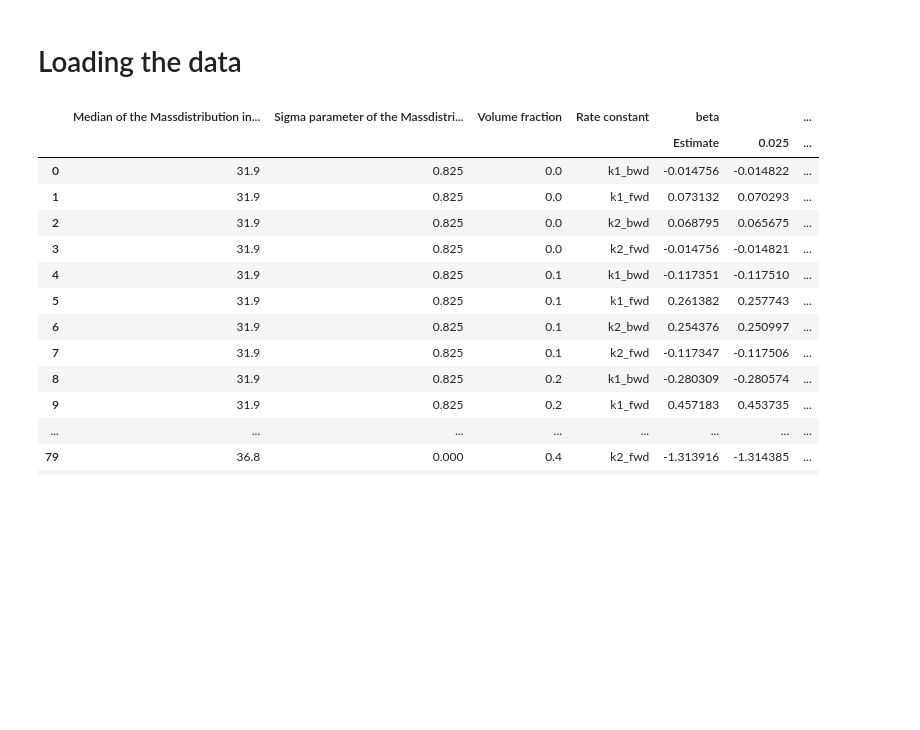
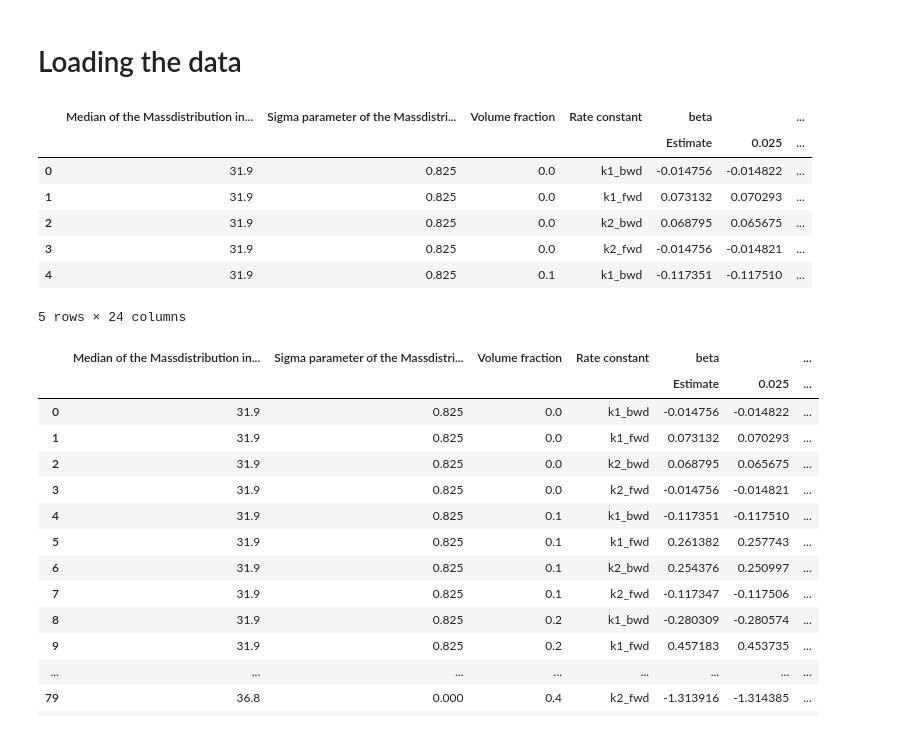
Before and after one commit to WilliamCappelletti/ML_CS433_project2, a Jupyter notebook: src/exploration.ipynb, the cells around one changed output. Drawn from its saved outputs; the diff is of its cells as text; code cells hidden in the pictures; blank space fills up the shorter version.

```diff
--- a/src/exploration.ipynb
+++ b/src/exploration.ipynb
@@ -25,4 +27,4 @@ import marie
 # %%
 file = "../Data/result_full_factorial_pgm.csv"
 # %%
-data = charles.Data_prep_replication(file)
+data = run_reproduction.Data_prep_replication(file)
@@ -29,3 +33,16 @@ data = charles.Data_prep_replication(file)
+# %%
+results = run_reproduction.regression_results(data)
+# %%
+results.head()
+# %% [output]
+|  | Median of the Massdistribution in... | Sigma parameter of the Massdistri... | Volume fraction | Rate constant | beta |  | ... |
+|  |  |  |  |  | Estimate | 0.025 | ... |
+| 0 | 31.9 | 0.825 | 0.0 | k1_bwd | -0.014756 | -0.014822 | ... |
+| 1 | 31.9 | 0.825 | 0.0 | k1_fwd | 0.073132 | 0.070293 | ... |
+| 2 | 31.9 | 0.825 | 0.0 | k2_bwd | 0.068795 | 0.065675 | ... |
+| 3 | 31.9 | 0.825 | 0.0 | k2_fwd | -0.014756 | -0.014821 | ... |
+| 4 | 31.9 | 0.825 | 0.1 | k1_bwd | -0.117351 | -0.117510 | ... |
+5 rows × 24 columns
 # %%
 X = data.loc[:, data.columns != '']
 X_train, X_test, y_train, y_test = train_test_split(X, y1, random_state=0, test_size=0.4)
```
Also changed, not shown: parts of 2 cells of this notebook, 3 other files.
